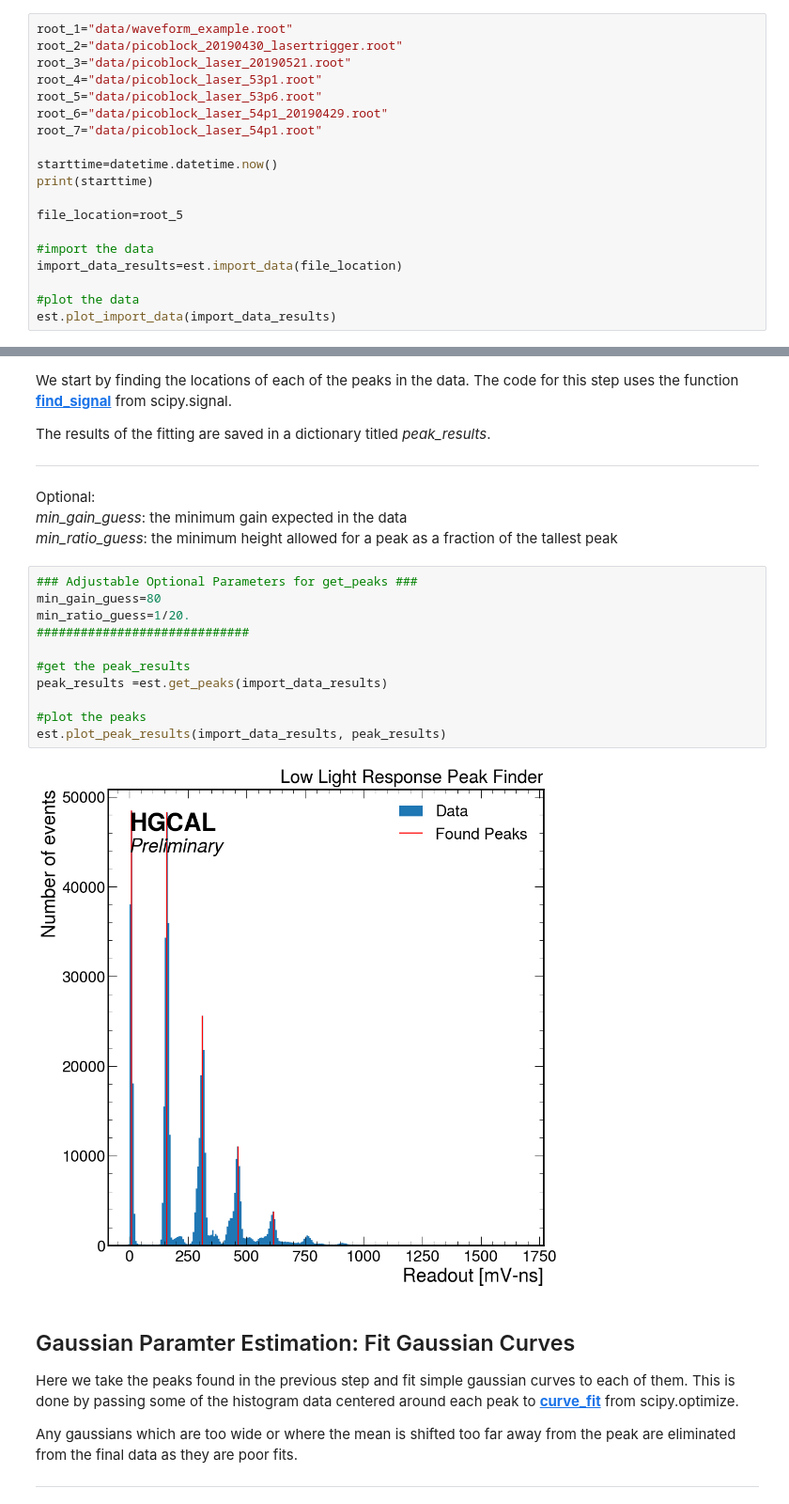
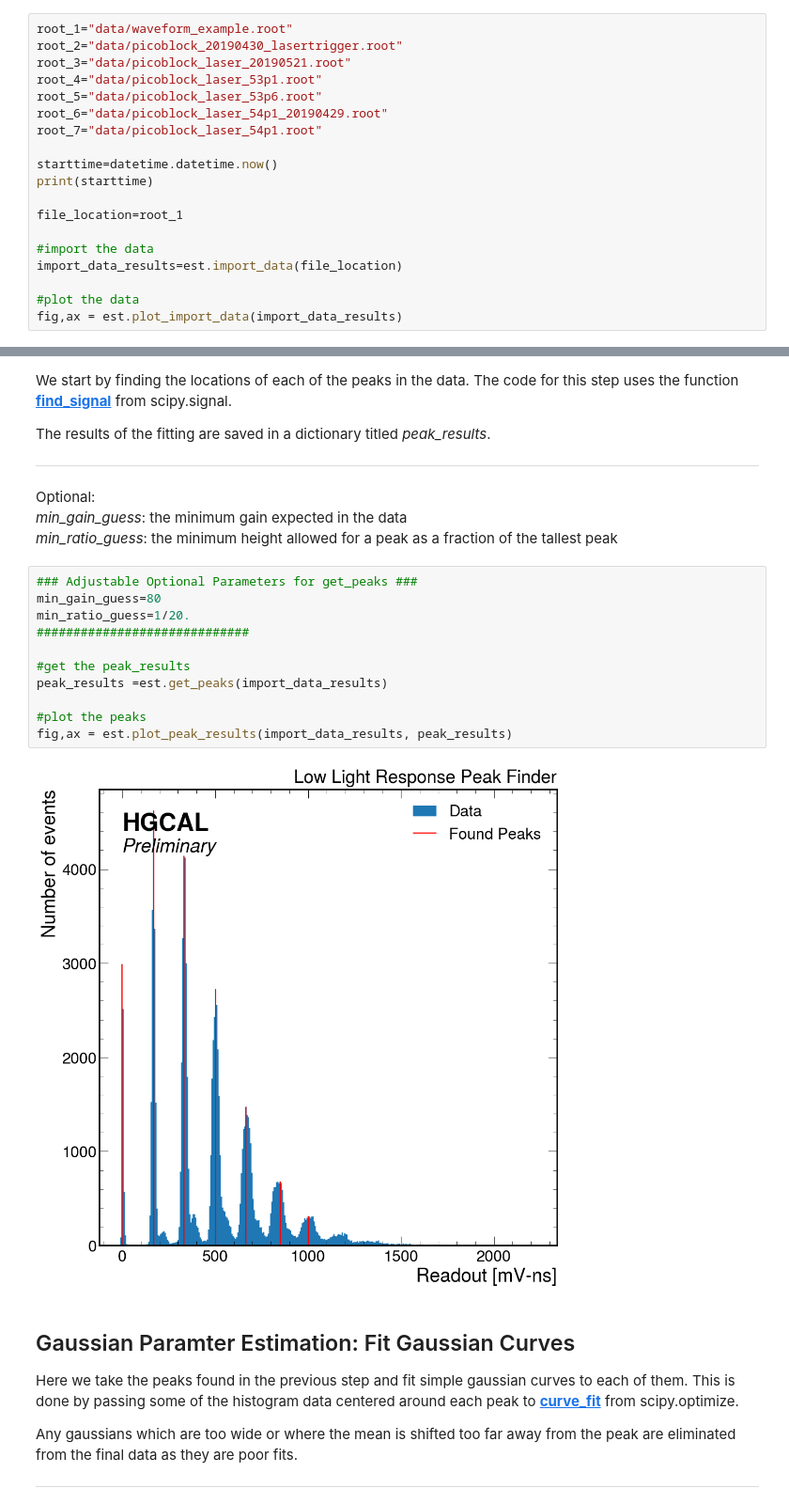
Before and after one commit to UMDCMS/sipmanalyze, a Jupyter notebook: notebooks/low_light_response.ipynb, the cells around one changed output, grey strips where cells are left out. Shown at 94% size. Saved outputs shown, nothing was run; the diff lists cells and outputs as text.

```diff
--- a/notebooks/low_light_response.ipynb
+++ b/notebooks/low_light_response.ipynb
@@ -55,11 +56,11 @@ root_7="data/picoblock_laser_54p1.root"
 starttime=datetime.datetime.now()
 print(starttime)
 
-file_location=root_5
+file_location=root_1
 
 #import the data
 import_data_results=est.import_data(file_location)
 
 #plot the data
-est.plot_import_data(import_data_results)
+fig,ax = est.plot_import_data(import_data_results)
 # %% [output]
@@ -82,16 +83,16 @@ _min_ratio_guess_: the minimum height allowed for a peak as a fraction of the ta
 # %%
 ### Adjustable Optional Parameters for get_peaks ###
 min_gain_guess=80
 min_ratio_guess=1/20.
 #############################
 
 #get the peak_results
 peak_results =est.get_peaks(import_data_results)
 
 #plot the peaks
-est.plot_peak_results(import_data_results, peak_results)
+fig,ax = est.plot_peak_results(import_data_results, peak_results)
 # %% [output]
-[figure, old version]
+[figure, new version]
 # %% [markdown]
 ## Gaussian Paramter Estimation: Fit Gaussian Curves
 Here we take the peaks found in the previous step and fit simple gaussian curves to each of them. This is done by passing some of the histogram data centered around each peak to __[curve_fit](https://docs.scipy.org/doc/scipy/reference/generated/scipy.optimize.curve_fit.html)__ from scipy.optimize.
```
Also changed, not shown: parts of 10 cells of this notebook, 1 other file.
